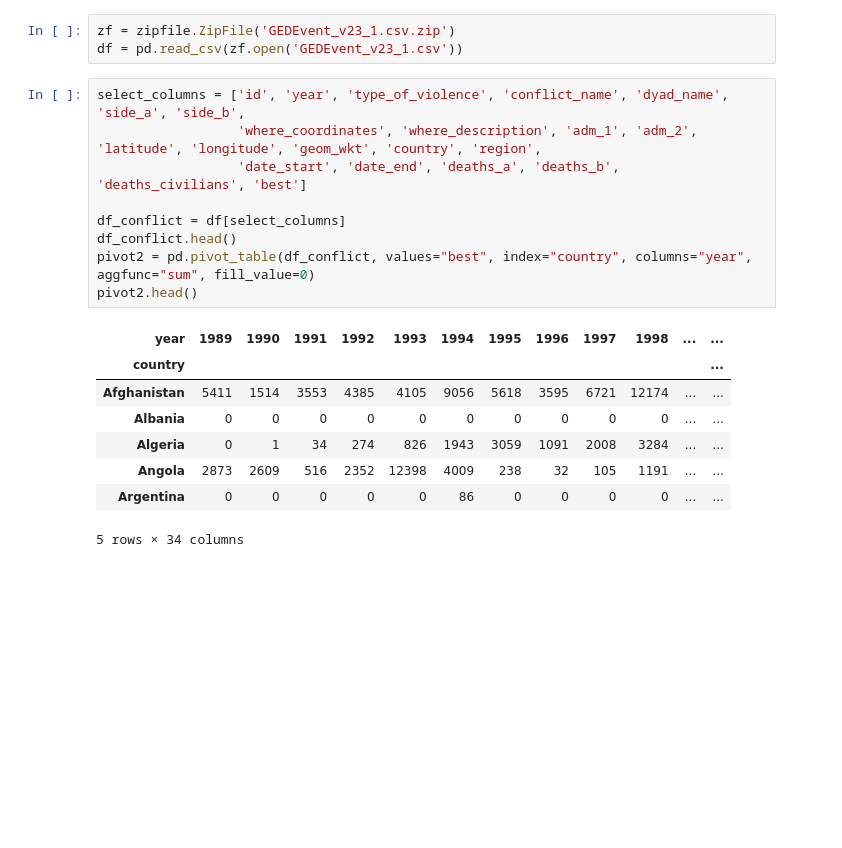
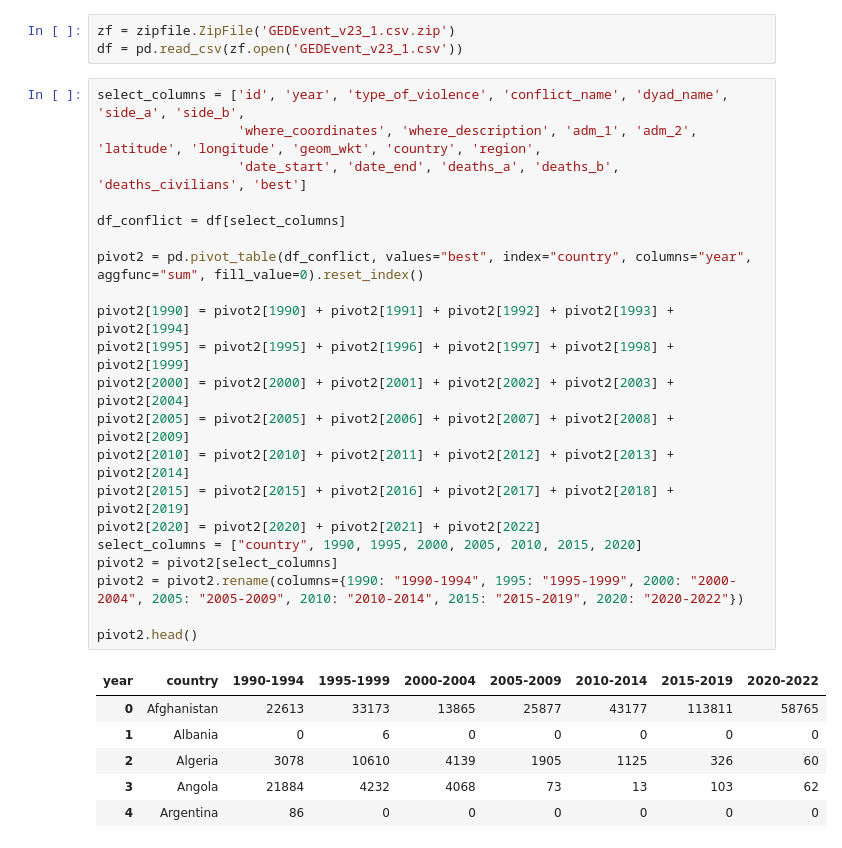
Before and after one commit to outsbra/BernhardOrtbauer_capstoneP_conflict, a Jupyter notebook: csv-extr.ipynb, the cells around one changed output. Drawn from its saved outputs; the diff is of its cells as text; blank space fills up the shorter version.

```diff
--- a/csv-extr.ipynb
+++ b/csv-extr.ipynb
@@ -26,21 +31,31 @@ pivot.head()
 # %%
 zf = zipfile.ZipFile('GEDEvent_v23_1.csv.zip')
 df = pd.read_csv(zf.open('GEDEvent_v23_1.csv'))
-# %%
-select_columns = ['id', 'year', 'type_of_violence', 'conflict_name', 'dyad_name', 'side_a', 'side_b',
-                  'where_coordinates', 'where_description', 'adm_1', 'adm_2', 'latitude', 'longitude', 'geom_wkt', 'country', 'region',
-                  'date_start', 'date_end', 'deaths_a', 'deaths_b', 'deaths_civilians', 'best']
-
-df_conflict = df[select_columns]
-df_conflict.head()
-pivot2 = pd.pivot_table(df_conflict, values="best", index="country", columns="year", aggfunc="sum", fill_value=0)
-pivot2.head()
-# %% [output]
-| year | 1989 | 1990 | 1991 | 1992 | 1993 | 1994 | 1995 | 1996 | 1997 | 1998 | ... | ... |
-| country |  |  |  |  |  |  |  |  |  |  |  | ... |
-| Afghanistan | 5411 | 1514 | 3553 | 4385 | 4105 | 9056 | 5618 | 3595 | 6721 | 12174 | ... | ... |
-| Albania | 0 | 0 | 0 | 0 | 0 | 0 | 0 | 0 | 0 | 0 | ... | ... |
-| Algeria | 0 | 1 | 34 | 274 | 826 | 1943 | 3059 | 1091 | 2008 | 3284 | ... | ... |
-| Angola | 2873 | 2609 | 516 | 2352 | 12398 | 4009 | 238 | 32 | 105 | 1191 | ... | ... |
-| Argentina | 0 | 0 | 0 | 0 | 0 | 86 | 0 | 0 | 0 | 0 | ... | ... |
-5 rows × 34 columns
+# %%
+select_columns = ['id', 'year', 'type_of_violence', 'conflict_name', 'dyad_name', 'side_a', 'side_b',
+                  'where_coordinates', 'where_description', 'adm_1', 'adm_2', 'latitude', 'longitude', 'geom_wkt', 'country', 'region',
+                  'date_start', 'date_end', 'deaths_a', 'deaths_b', 'deaths_civilians', 'best']
+
+df_conflict = df[select_columns]
+
+pivot2 = pd.pivot_table(df_conflict, values="best", index="country", columns="year", aggfunc="sum", fill_value=0).reset_index()
+
+pivot2[1990] = pivot2[1990] + pivot2[1991] + pivot2[1992] + pivot2[1993] + pivot2[1994]
+pivot2[1995] = pivot2[1995] + pivot2[1996] + pivot2[1997] + pivot2[1998] + pivot2[1999]
+pivot2[2000] = pivot2[2000] + pivot2[2001] + pivot2[2002] + pivot2[2003] + pivot2[2004]
+pivot2[2005] = pivot2[2005] + pivot2[2006] + pivot2[2007] + pivot2[2008] + pivot2[2009]
+pivot2[2010] = pivot2[2010] + pivot2[2011] + pivot2[2012] + pivot2[2013] + pivot2[2014]
+pivot2[2015] = pivot2[2015] + pivot2[2016] + pivot2[2017] + pivot2[2018] + pivot2[2019]
+pivot2[2020] = pivot2[2020] + pivot2[2021] + pivot2[2022]
+select_columns = ["country", 1990, 1995, 2000, 2005, 2010, 2015, 2020]
+pivot2 = pivot2[select_columns]
+pivot2 = pivot2.rename(columns={1990: "1990-1994", 1995: "1995-1999", 2000: "2000-2004", 2005: "2005-2009", 2010: "2010-2014", 2015: "2015-2019", 2020: "2020-2022"})
+
+pivot2.head()
+# %% [output]
+| year | country | 1990-1994 | 1995-1999 | 2000-2004 | 2005-2009 | 2010-2014 | 2015-2019 | 2020-2022 |
+| 0 | Afghanistan | 22613 | 33173 | 13865 | 25877 | 43177 | 113811 | 58765 |
+| 1 | Albania | 0 | 6 | 0 | 0 | 0 | 0 | 0 |
+| 2 | Algeria | 3078 | 10610 | 4139 | 1905 | 1125 | 326 | 60 |
+| 3 | Angola | 21884 | 4232 | 4068 | 73 | 13 | 103 | 62 |
+| 4 | Argentina | 86 | 0 | 0 | 0 | 0 | 0 | 0 |
```
Also changed, not shown: parts of 11 cells of this notebook, 1 other file.
